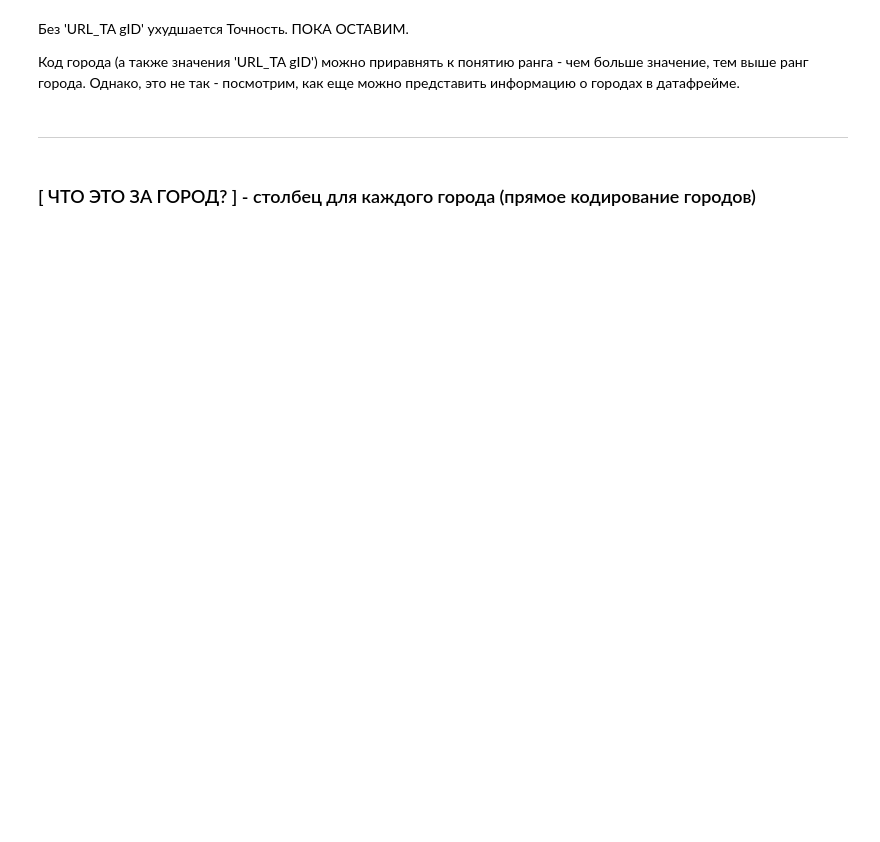
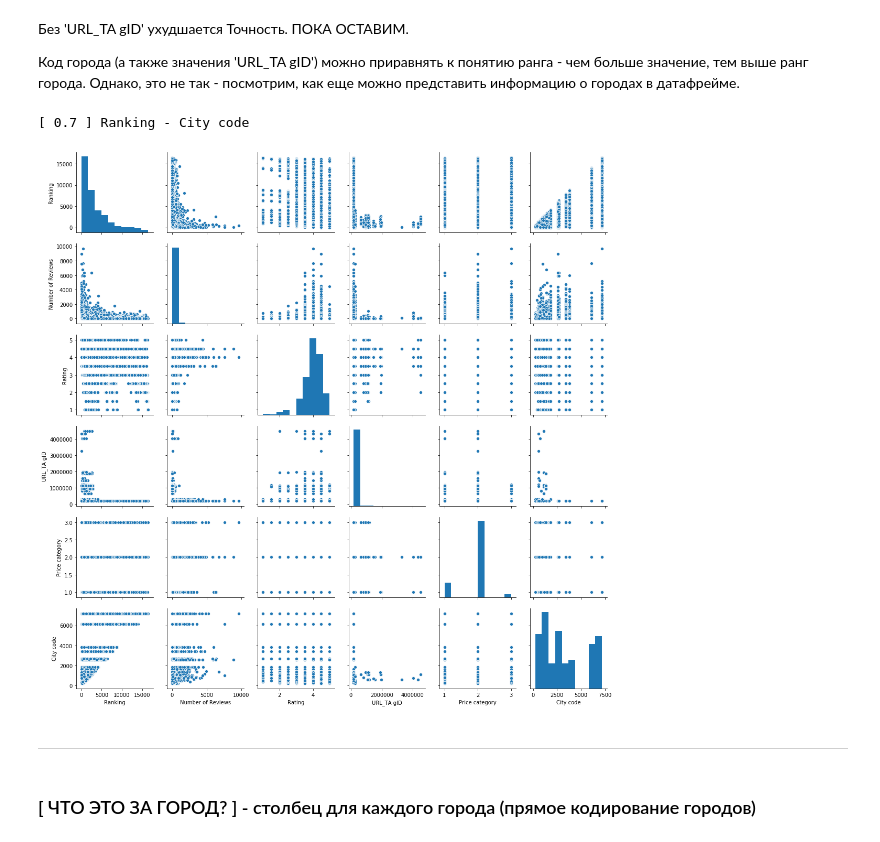
Before and after one commit to elena-soboleva/Trip-Advisor, a Jupyter notebook: ElenaSoboleva_tripadv_.ipynb, the cells around one changed output. Cells and saved outputs as stored; diff of their text form; code cells hidden in the pictures; blank space fills up the shorter version.

```diff
--- a/ElenaSoboleva_tripadv_.ipynb
+++ b/ElenaSoboleva_tripadv_.ipynb
@@ -585,3 +770,11 @@ Pairplot()
+# %%
+my_heatmap(draw_heatmap=0)
+# %% [output]
+[ 0.7 ] Ranking - City code
+# %%
+my_pairplot()
+# %% [output]
+[figure, added]
 # %% [markdown]
 ___
 # %% [markdown]
```
Also changed, not shown: parts of 168 cells of this notebook, 1 other file.
